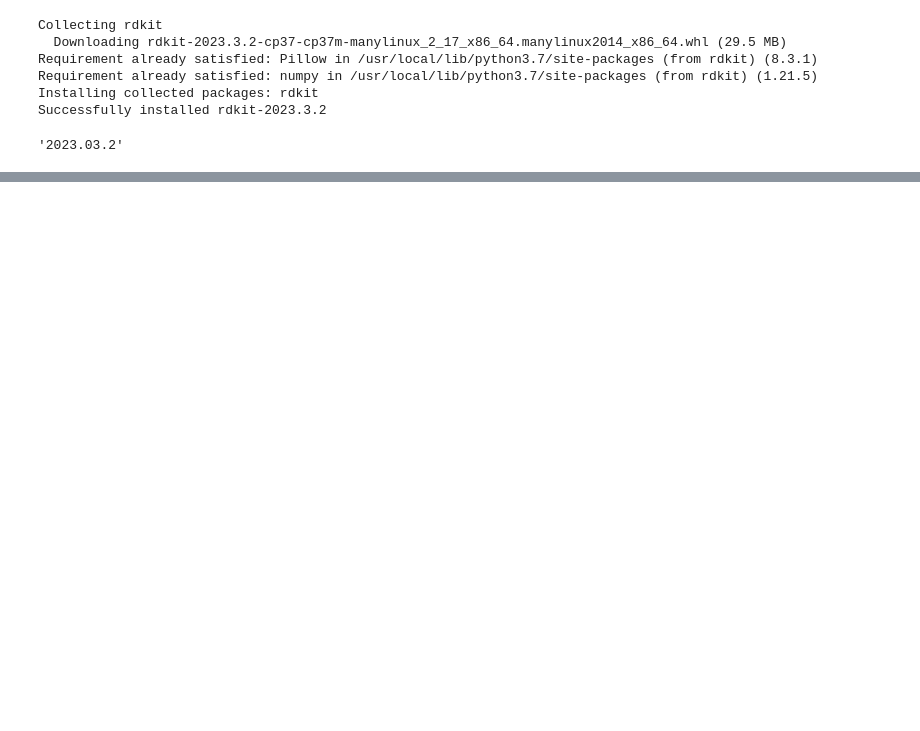
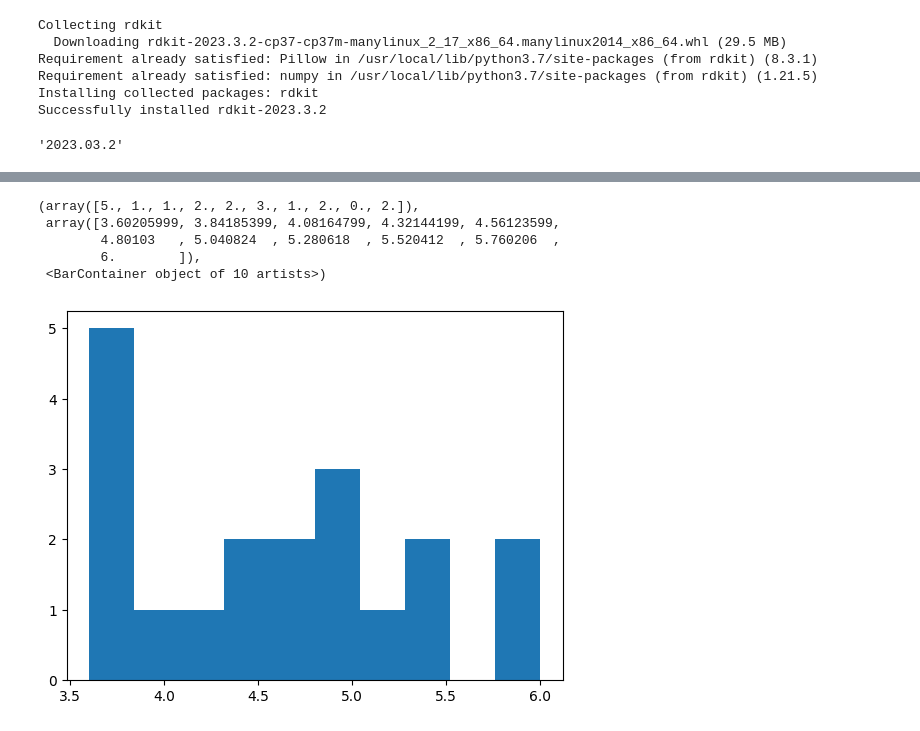
Before and after one commit to maronem/CDD_ML_Bioactivity_Project, a Jupyter notebook: CDD_ML_bioactivity_practice.ipynb, the cells around one changed output, grey strips where cells are left out. Drawn from its saved outputs; the diff is of its cells as text; code cells hidden in the pictures; blank space fills up the shorter version.

```diff
--- a/CDD_ML_bioactivity_practice.ipynb
+++ b/CDD_ML_bioactivity_practice.ipynb
@@ -326,0 +433,12 @@ rdkit.__version__
+# %%
+def pIC50(input):
+    pIC50 = []
+
+    for i in input['standard_value']:
+        molar = i*(10**-9) # Converts nM to M
+        pIC50.append(-np.log10(molar))
+
+    input['pIC50'] = pIC50
+    x = input.drop('standard_value', 1)
+
+    return x
@@ -326,0 +457,2 @@ rdkit.__version__
+# %%
+bioac_desc_df['standard_value'] = bioac_desc_df['standard_value'].astype(float)
@@ -326,0 +483,3 @@ rdkit.__version__
+# %%
+df_final = pIC50(bioac_desc_df)
+df_final
@@ -326,0 +504,9 @@ rdkit.__version__
+# %%
+plt.hist(df_final.pIC50)
+# %% [output]
+(array([5., 1., 1., 2., 2., 3., 1., 2., 0., 2.]),
+ array([3.60205999, 3.84185399, 4.08164799, 4.32144199, 4.56123599,
+        4.80103   , 5.040824  , 5.280618  , 5.520412  , 5.760206  ,
+        6.        ]),
+ <BarContainer object of 10 artists>)
+[figure, added]
```
Also changed, not shown: parts of 31 cells of this notebook.
